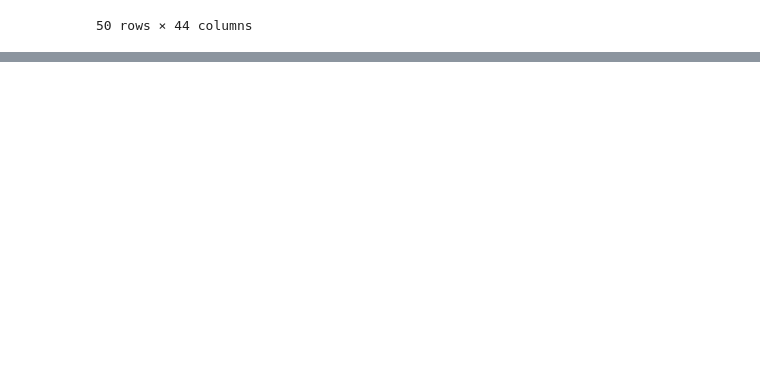
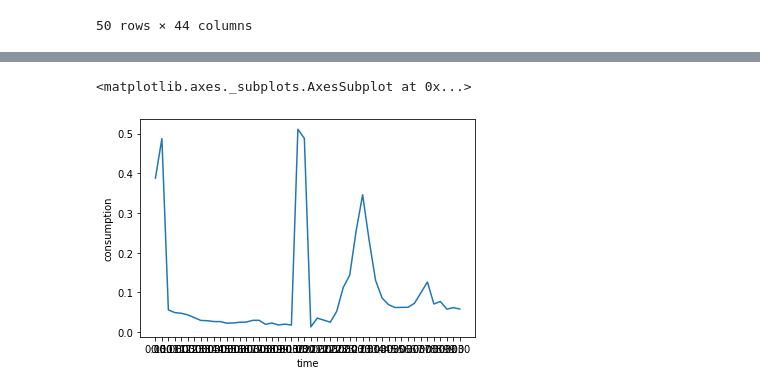
Before and after one commit to alexanderkell/battery-optimisation, a Jupyter notebook: notebooks/exploration/1.0-ajmk-data-exploration.ipynb, the cells around one changed output, grey strips where cells are left out. Saved outputs shown, nothing was run; the diff lists cells and outputs as text; code cells hidden in the pictures; blank space fills up the shorter version.

```diff
--- a/notebooks/exploration/1.0-ajmk-data-exploration.ipynb
+++ b/notebooks/exploration/1.0-ajmk-data-exploration.ipynb
@@ -193,3 +189,10 @@ testing_dat[(testing_dat["Consumption Category"] == "solar_generation") & (testi
 | 53009 | 49160 | 1343885 | 2 | 1.62 | 2259 | solar_generation | 2/07/2012 | ... |
 | 53012 | 58772 | 1612442 | 2 | 1.62 | 2259 | solar_generation | 2/07/2012 | ... |
 50 rows × 44 columns
+# %%
+
+raw_data_long = pd.melt(raw_data, id_vars=["Customer", "Generator Capacity",'Postcode','Consumption Category',"date"], var_name="time",value_name="consumption")
+raw_data_long
+
+mean_cl = raw_data_long[raw_data_long['Consumption Category']=='CL'].groupby("time").mean().reset_index()
+mean_cl[mean_cl.consumption > 0.1]
@@ -195,0 +212,5 @@ testing_dat[(testing_dat["Consumption Category"] == "solar_generation") & (testi
+# %%
+sns.lineplot(data=mean_cl, x="time",y="consumption")
+# %% [output]
+<matplotlib.axes._subplots.AxesSubplot at 0x...>
+[figure, added]
```
Also changed, not shown: parts of 3 cells of this notebook, 4 other files.
